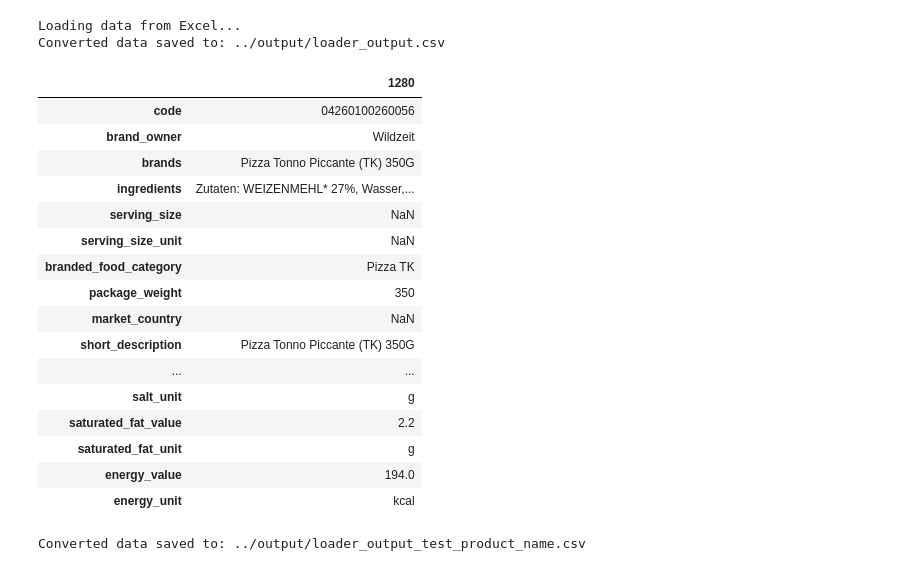
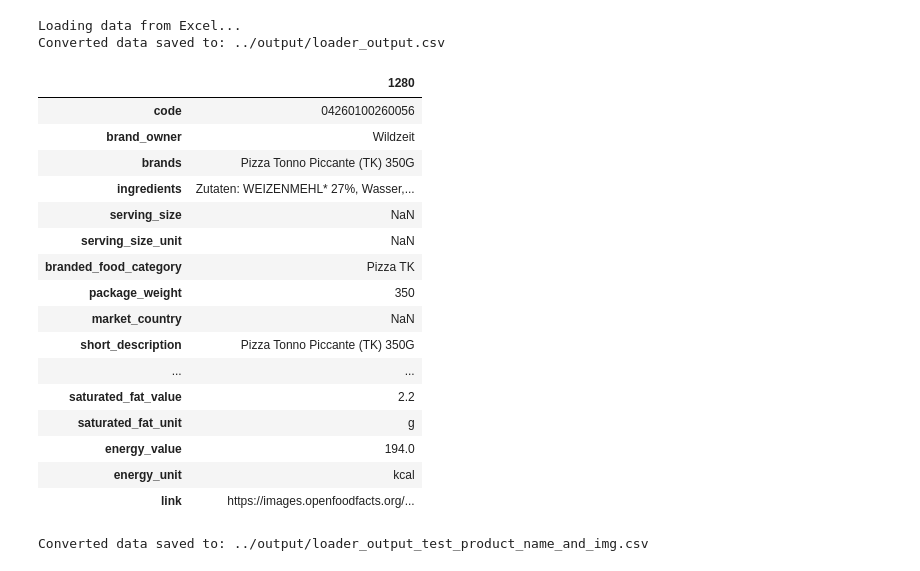
Before and after one commit to ChickenWithRiceW/open_food_facts_import_module, a Jupyter notebook: src/pipeline/eda.ipynb, the cells around one changed output. Cells and saved outputs as stored; diff of their text form; code cells hidden in the pictures.

```diff
--- a/src/pipeline/eda.ipynb
+++ b/src/pipeline/eda.ipynb
@@ -607,7 +607,7 @@ try:
         dfs_to_merge,
     )
 
-    converted_df = converter.convert(merged_df)
+    converted_df = converter.convert(merged_df)[:100] # TODO
 
     output_path = "../output/loader_output.csv"
     converter.save_converted_data(converted_df, str(output_path))
@@ -619,27 +619,27 @@ Loading data from Excel...
 Converted data saved to: ../output/loader_output.csv
 # %%
 test_product_name = converted_df.loc[converted_df['code'].apply(lambda x: '4260100260056' in str(x))]
-# test_product_name["brand_owner"] = "test"
+test_product_name["link"] = "https://images.openfoodfacts.org/images/products/611/124/672/1261/1.jpg"
 test_product_name.T
 # %% [output]
 |  | 1280 |
 | code | 04260100260056 |
 | brand_owner | Wildzeit |
 | brands | Pizza Tonno Piccante (TK) 350G |
 | ingredients | Zutaten: WEIZENMEHL* 27%, Wasser,... |
 | serving_size | NaN |
 | serving_size_unit | NaN |
 | branded_food_category | Pizza TK |
 | package_weight | 350 |
 | market_country | NaN |
 | short_description | Pizza Tonno Piccante (TK) 350G |
 | ... | ... |
-| salt_unit | g |
 | saturated_fat_value | 2.2 |
 | saturated_fat_unit | g |
 | energy_value | 194.0 |
 | energy_unit | kcal |
+| link | https://images.openfoodfacts.org/... |
 # %%
-converter.save_converted_data(test_product_name, "../output/loader_output_test_product_name.csv")
+converter.save_converted_data(test_product_name, "../output/loader_output_test_product_name_and_img.csv")
 # %% [output]
-Converted data saved to: ../output/loader_output_test_product_name.csv
+Converted data saved to: ../output/loader_output_test_product_name_and_img.csv
```
Also changed, not shown: parts of 4 cells of this notebook, 1 other file.
